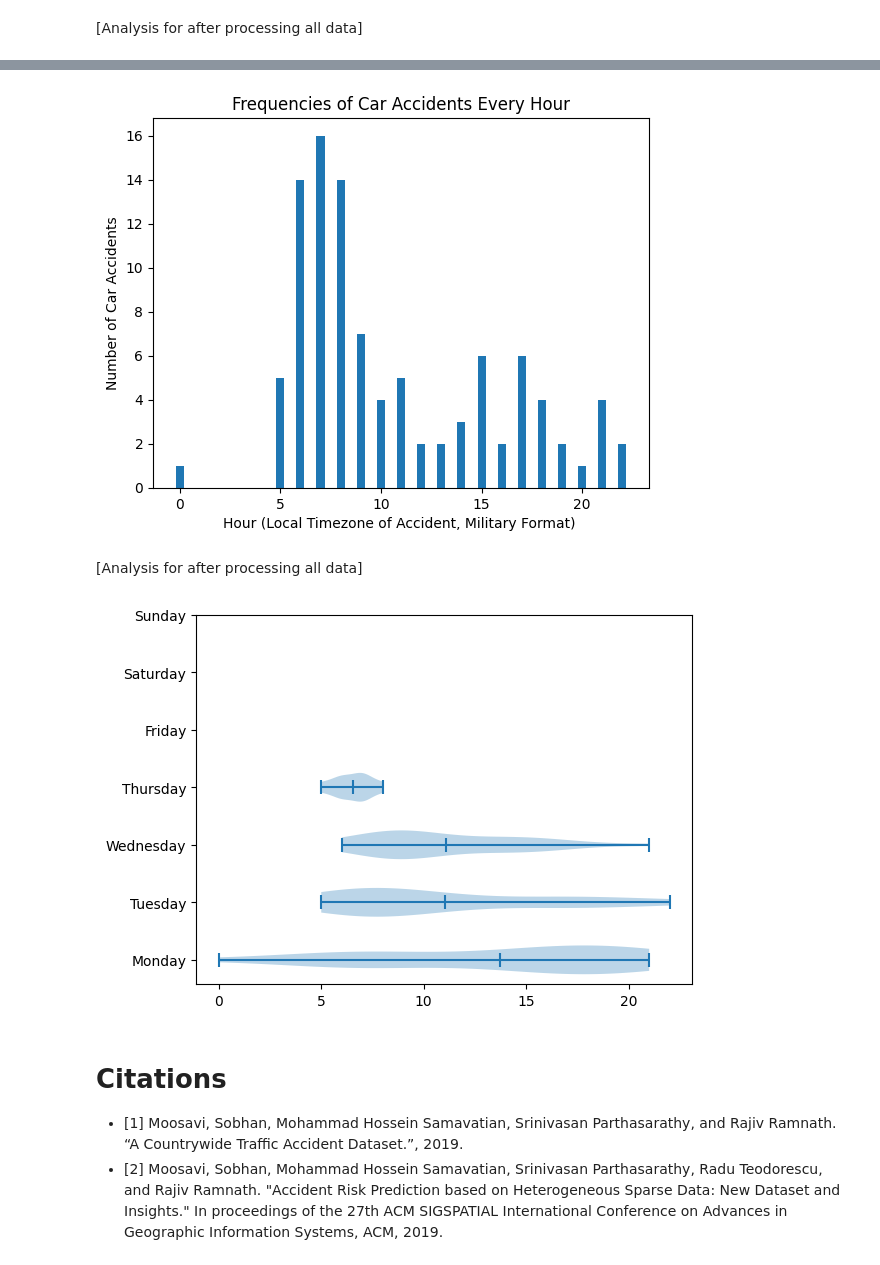
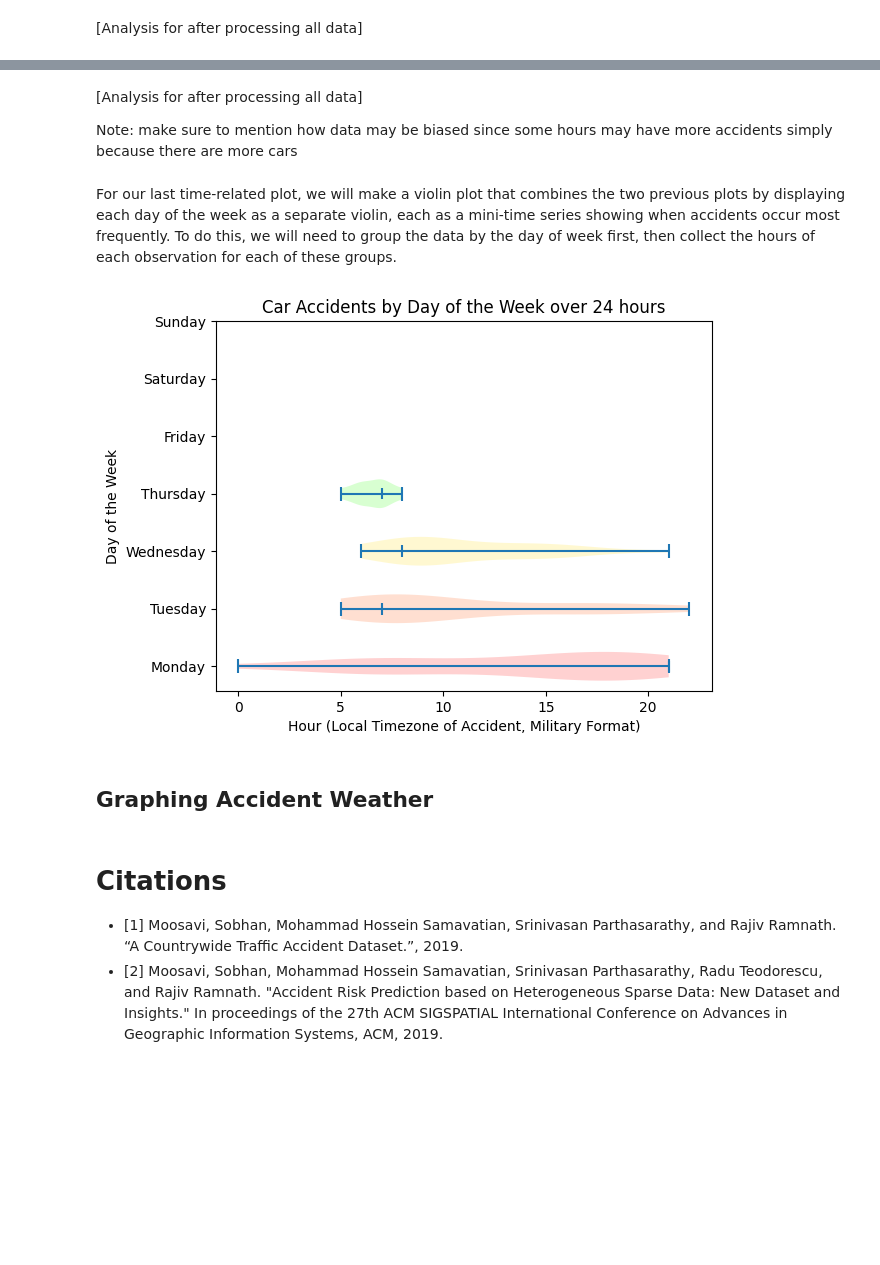
Before and after one commit to kashishpt/CMSC320FinalProject, a Jupyter notebook: main.ipynb, the cells around one changed output, grey strips where cells are left out. Cells and saved outputs as stored; diff of their text form; code cells hidden in the pictures; blank space fills up the shorter version.

Commit message:
cleaned up time-related plots

```diff
--- a/main.ipynb
+++ b/main.ipynb
@@ -120,33 +137,53 @@ plt.show()
 # %%
-# get the frequencies of car accidents for each hour of the day
-hours = data['Start_Time'].apply(lambda x: x.hour).value_counts()
-
-# plot the frequencies on a bar graph, with each bar representing and hour of the day
-plt.bar(x=hours.index, height=hours, width=0.4)
-plt.title("Frequencies of Car Accidents Every Hour")
-plt.xlabel("Hour (Local Timezone of Accident, Military Format) ")
-plt.ylabel("Number of Car Accidents")
-plt.show()
+# # create column in DataFrame that represents the hour in the day of each observation as an integer 0-23
+data['Hour'] = data['Start_Time'].apply(lambda x: x.hour)
+#
+# # get the frequencies of car accidents for each hour of the day
+# hours_freqs = data['Hour'].value_counts()
+#
+# # plot the frequencies on a bar graph, with each bar representing and hour of the day
+# plt.bar(x=hours_freqs.index, height=hours_freqs, width=0.4)
+# plt.title("Frequencies of Car Accidents Every Hour")
+# plt.xlabel("Hour (Local Timezone of Accident, Military Format)")
+# plt.ylabel("Number of Car Accidents")
+# plt.show()
-# %% [output]
-[figure, removed]
-# %% [markdown]
-[Analysis for after processing all data]
-# %%
-# not sure if this will be useful but ima do it bc why not
-
-data['Day_Of_Week'] = data['Start_Time'].apply(lambda x: x.dayofweek)
-data['Hour'] = data['Start_Time'].apply(lambda x: x.hour)
-grouped_by_day = data.groupby(by='Day_Of_Week')
-
-hour_foreach_day = grouped_by_day.apply(lambda x: x['Hour'].tolist()).tolist()
-
-fig, ax = plt.subplots()
-ax.violinplot(dataset=hour_foreach_day, positions=range(len(hour_foreach_day)), vert=False)
-
-plt.yticks(ticks=[0, 1, 2, 3, 4, 5, 6], labels=["Monday", "Tuesday", "Wednesday", "Thursday", "Friday", "Saturday", "Sunday"])
-plt.show()
-# %% [output]
-[figure, removed]
+# %% [markdown]
+[Analysis for after processing all data]
+
+Note: make sure to mention how data may be biased since some hours may have more accidents simply because there are more cars
+# %% [markdown]
+For our last time-related plot, we will make a violin plot that combines the two previous plots by displaying each day of the week as a separate violin, each as a mini-time series showing when accidents occur most frequently. To do this, we will need to group the data by the day of week first, then collect the hours of each observation for each of these groups.
+# %%
+# not sure if this will be useful but ima do it bc why not
+
+# create a list of lists with each inner list representing a different day of the week that contains the hours that an accident occurs
+grouped_by_day = data.groupby(by='Day')
+hour_foreach_day = grouped_by_day.apply(lambda x: x['Hour'].tolist()).tolist()
+
+# create the barebones plot
+fig, ax = plt.subplots()
+violins = ax.violinplot(dataset=hour_foreach_day, positions=range(len(hour_foreach_day)), vert=False)
+
+# add lines marking the mode for each day, representing the time where most accidents happen
+bodies = violins['bodies']
+modes = [mode(x) for x in hour_foreach_day]
+ax.vlines(modes, list(map(lambda x: x-0.1, range(len(bodies)))), list(map(lambda x: x+0.1, range(len(bodies)))))
+
+# add colors to help differentiate each violin
+colors = ["#ff6969", "#ff9869", "#ffeb69", "#7fff69", "#69c8ff", "#9669ff", "#ff69c5"]
+for i in range(len(bodies)):
+    bodies[i].set_facecolor(colors[i])
+
+# add labels to plot
+plt.yticks(ticks=[0, 1, 2, 3, 4, 5, 6], labels=["Monday", "Tuesday", "Wednesday", "Thursday", "Friday", "Saturday", "Sunday"])
+plt.title("Car Accidents by Day of the Week over 24 hours")
+plt.xlabel("Hour (Local Timezone of Accident, Military Format)")
+plt.ylabel("Day of the Week")
+plt.show()
+# %% [output]
+[figure, added]
+# %% [markdown]
+## Graphing Accident Weather
 # %% [markdown]
 # Citations
 - <a id="1">[1]</a>
```
Also changed, not shown: parts of 9 cells of this notebook.
